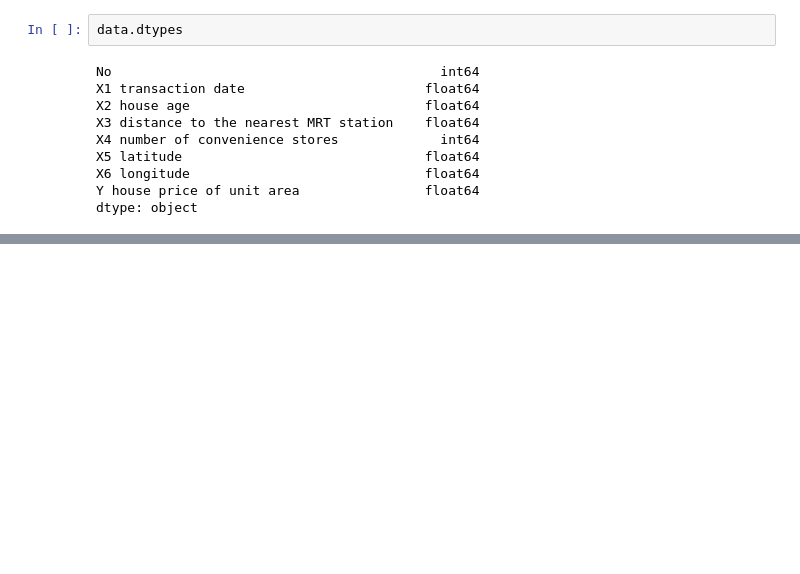
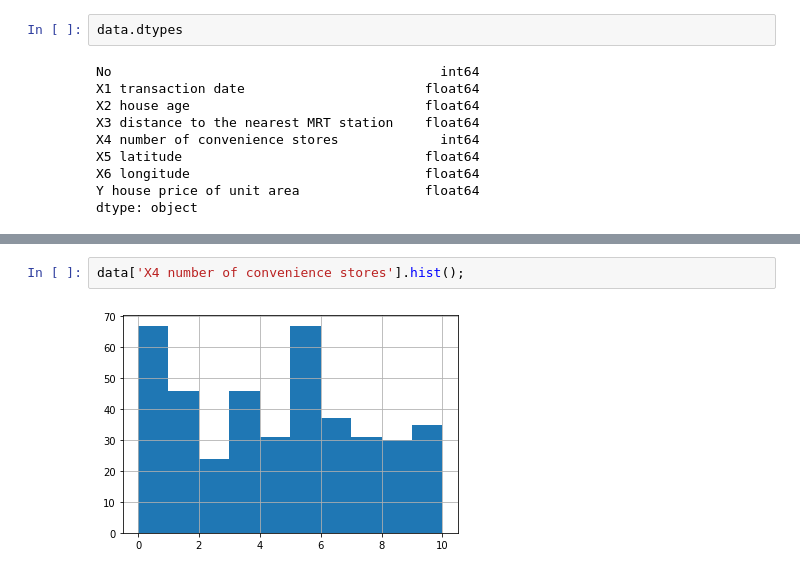
Before and after one commit to Sirfowahid/ML-Real-State, a Jupyter notebook: ML-Real-State.ipynb, the cells around one changed output, grey strips where cells are left out. Cells and saved outputs as stored; diff of their text form; blank space fills up the shorter version.

Commit message:
ploting histogram

```diff
--- a/ML-Real-State.ipynb
+++ b/ML-Real-State.ipynb
@@ -59,0 +60,4 @@ Index(['No', 'X1 transaction date', 'X2 house age',
+# %%
+data['X4 number of convenience stores'].hist();
+# %% [output]
+[figure, added]
```
Also changed, not shown: parts of 10 cells of this notebook.
